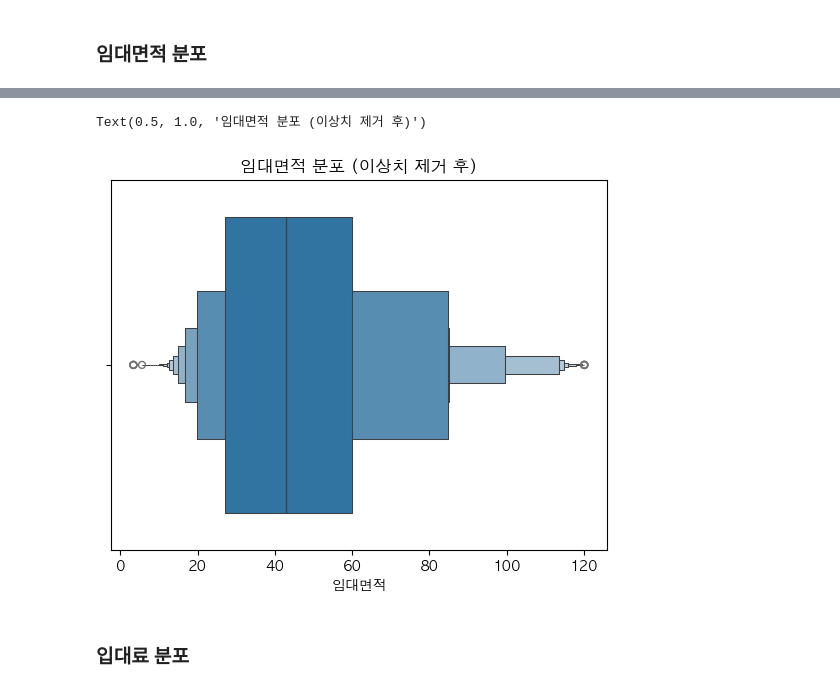
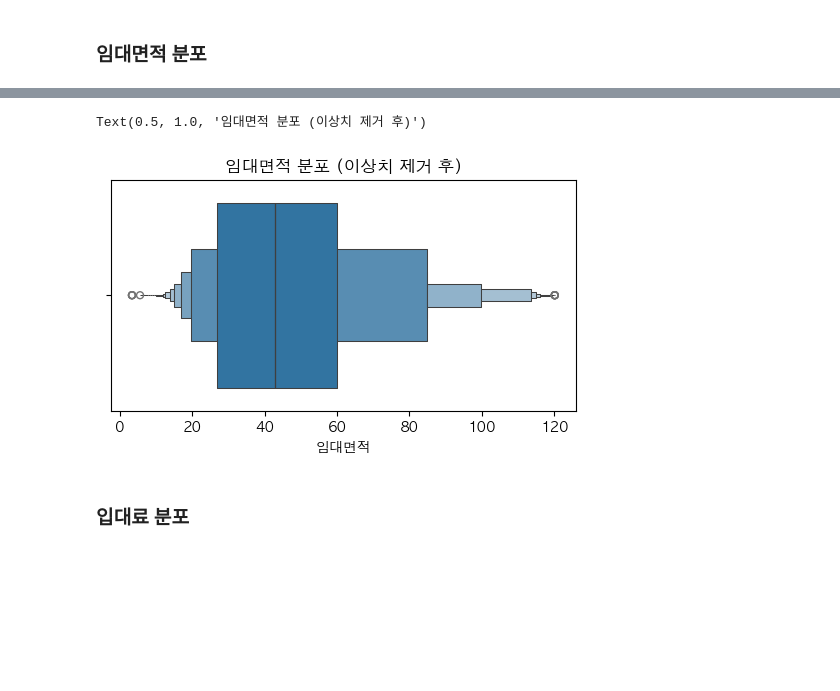
Before and after one commit to Jongseok103/UOS-Assignments, a Jupyter notebook: Statistics for Data Science/SDS_Assignment01/EDA.ipynb, the cells around one changed output, grey strips where cells are left out. Drawn from its saved outputs; the diff is of its cells as text; code cells hidden in the pictures; blank space fills up the shorter version.

```diff
--- a/Statistics for Data Science/SDS_Assignment01/EDA.ipynb
+++ b/Statistics for Data Science/SDS_Assignment01/EDA.ipynb
@@ -158,15 +161,17 @@ Text(0.5, 1.0, '임대면적 분포')
 # %%
 # 이상치 제거
 q1 = df['임대면적'].quantile(0.25)
 q3 = df['임대면적'].quantile(0.75)
 iqr = q3 - q1
 lower_bound = q1 - 1.5 * iqr ; upper_bound = q3 + 1.5 * iqr
 df = df[(df['임대면적'] >= lower_bound) & (df['임대면적'] <= upper_bound)]
+
+plt.figure(figsize=(6, 3))
 sns.boxenplot(x=df['임대면적'])
 plt.title('임대면적 분포 (이상치 제거 후)')
 # %% [output]
 Text(0.5, 1.0, '임대면적 분포 (이상치 제거 후)')
-[figure, old version]
+[figure, new version]
 # %% [markdown]
 ### 입대료 분포
 # %%
```
Also changed, not shown: parts of 23 cells of this notebook.
